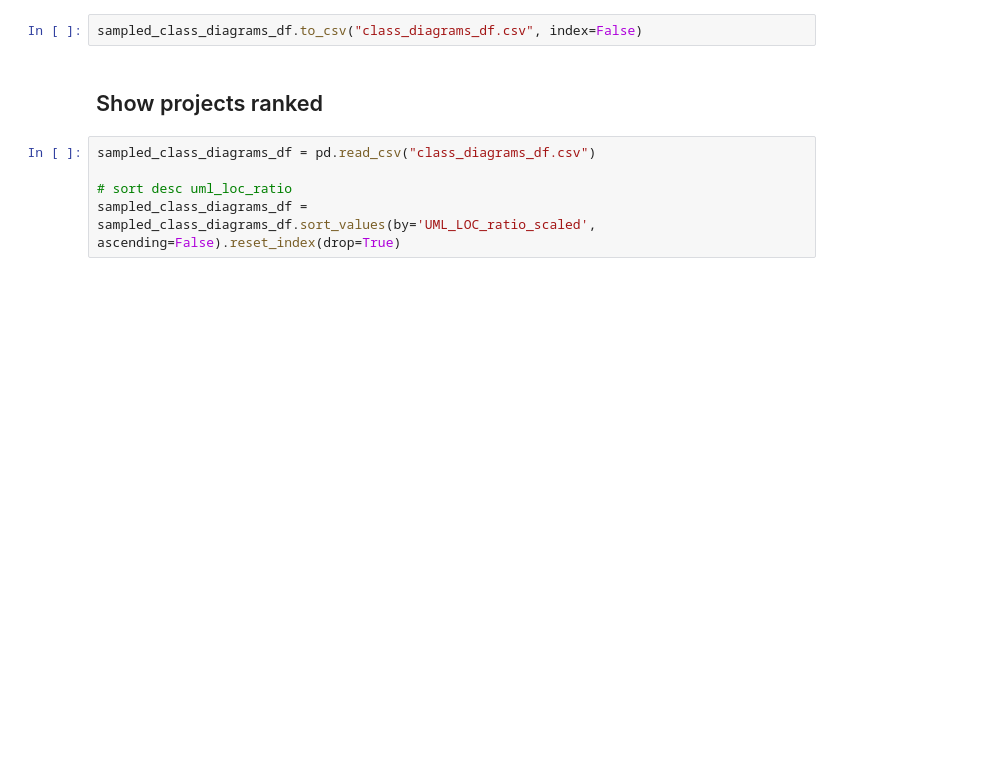
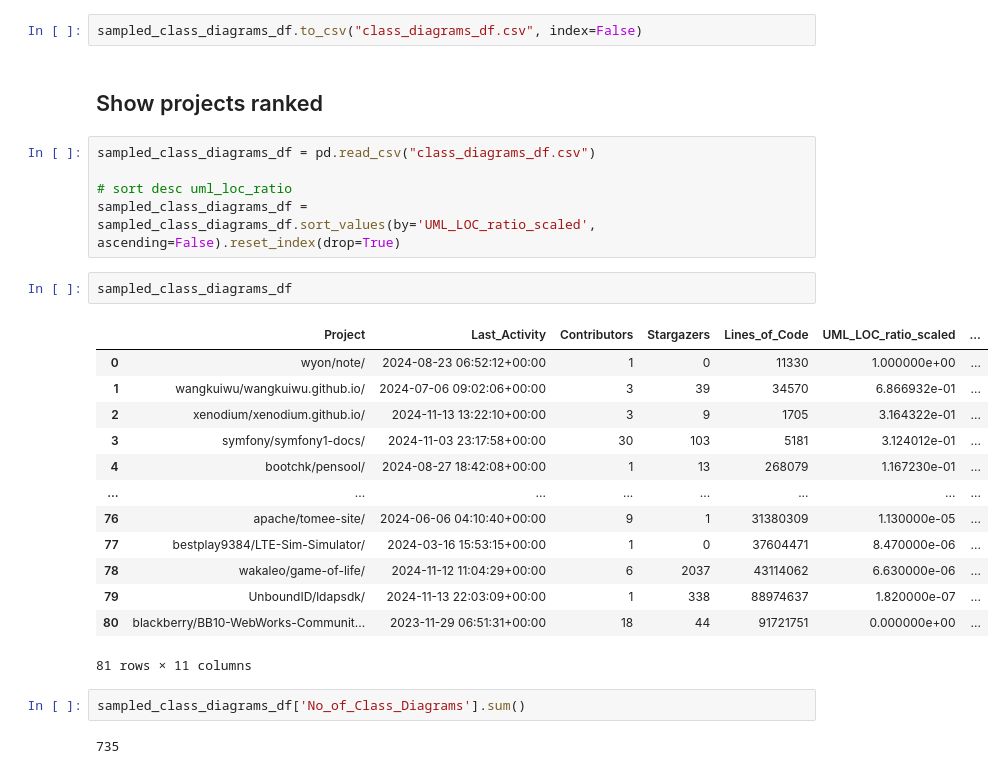
Before and after one commit to zakipauzi/uml_code_traceability, a Jupyter notebook: 2_filter_repos.ipynb, the cells around one changed output. Drawn from its saved outputs; the diff is of its cells as text; blank space fills up the shorter version.

Commit message:
extracting new diagrams from old to current

```diff
--- a/2_filter_repos.ipynb
+++ b/2_filter_repos.ipynb
@@ -507,6 +497,26 @@ sampled_class_diagrams_df = pd.read_csv("class_diagrams_df.csv")
 
 # sort desc uml_loc_ratio
 sampled_class_diagrams_df = sampled_class_diagrams_df.sort_values(by='UML_LOC_ratio_scaled', ascending=False).reset_index(drop=True)
+# %%
+sampled_class_diagrams_df
+# %% [output]
+|  | Project | Last_Activity | Contributors | Stargazers | Lines_of_Code | UML_LOC_ratio_scaled | ... |
+| 0 | wyon/note/ | 2024-08-23 06:52:12+00:00 | 1 | 0 | 11330 | 1.000000e+00 | ... |
+| 1 | wangkuiwu/wangkuiwu.github.io/ | 2024-07-06 09:02:06+00:00 | 3 | 39 | 34570 | 6.866932e-01 | ... |
+| 2 | xenodium/xenodium.github.io/ | 2024-11-13 13:22:10+00:00 | 3 | 9 | 1705 | 3.164322e-01 | ... |
+| 3 | symfony/symfony1-docs/ | 2024-11-03 23:17:58+00:00 | 30 | 103 | 5181 | 3.124012e-01 | ... |
+| 4 | bootchk/pensool/ | 2024-08-27 18:42:08+00:00 | 1 | 13 | 268079 | 1.167230e-01 | ... |
+| ... | ... | ... | ... | ... | ... | ... | ... |
+| 76 | apache/tomee-site/ | 2024-06-06 04:10:40+00:00 | 9 | 1 | 31380309 | 1.130000e-05 | ... |
+| 77 | bestplay9384/LTE-Sim-Simulator/ | 2024-03-16 15:53:15+00:00 | 1 | 0 | 37604471 | 8.470000e-06 | ... |
+| 78 | wakaleo/game-of-life/ | 2024-11-12 11:04:29+00:00 | 6 | 2037 | 43114062 | 6.630000e-06 | ... |
+| 79 | UnboundID/ldapsdk/ | 2024-11-13 22:03:09+00:00 | 1 | 338 | 88974637 | 1.820000e-07 | ... |
+| 80 | blackberry/BB10-WebWorks-Communit... | 2023-11-29 06:51:31+00:00 | 18 | 44 | 91721751 | 0.000000e+00 | ... |
+81 rows × 11 columns
+# %%
+sampled_class_diagrams_df['No_of_Class_Diagrams'].sum()
+# %% [output]
+735
 # %%
 import matplotlib.pyplot as plt
 
```
Also changed, not shown: parts of 7 cells of this notebook, 6 other files.
